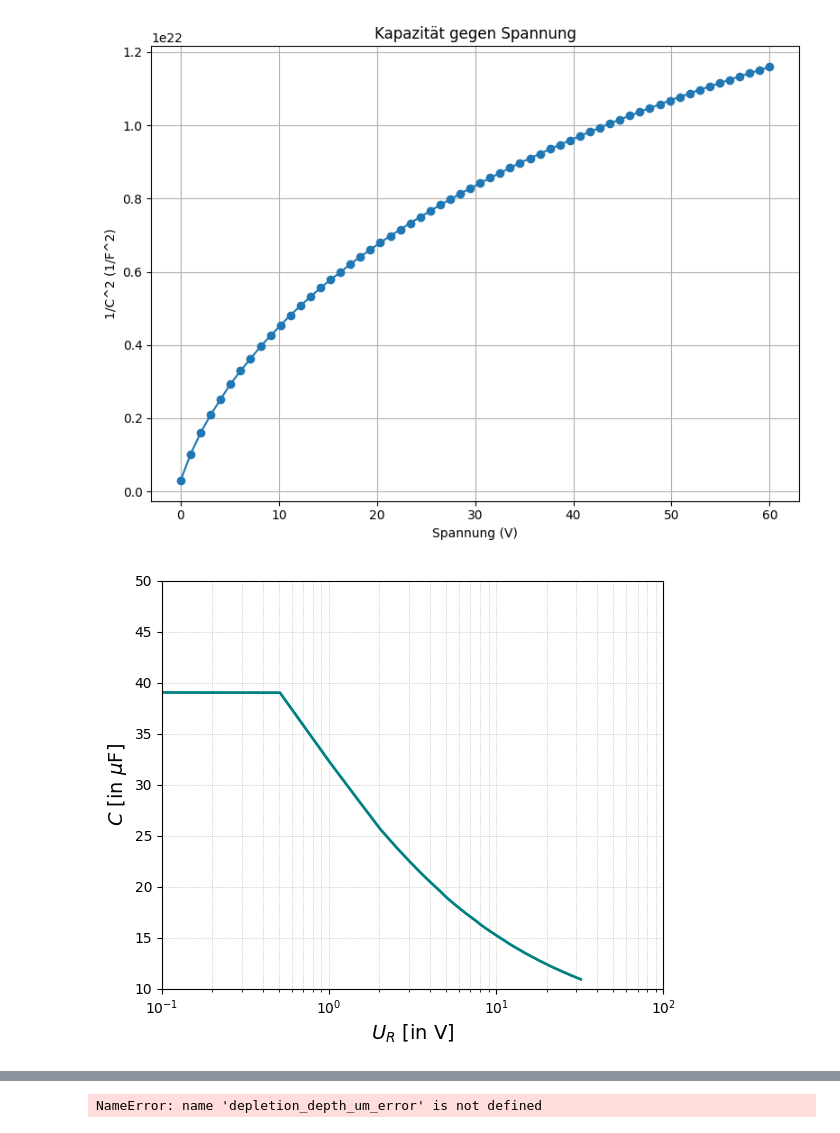
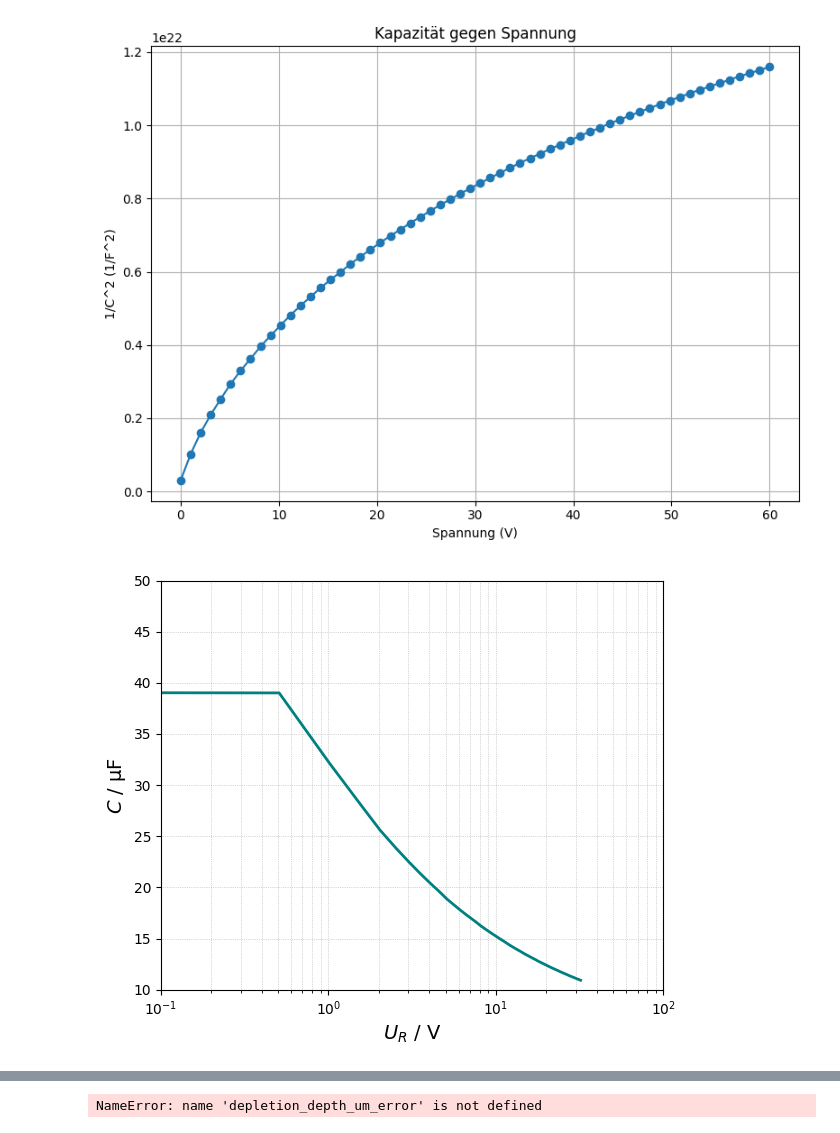
Before and after one commit to rojinaks/diy-particle-detector-V2, a Jupyter notebook: codes/diode/cvsv.ipynb, the cells around one changed output, grey strips where cells are left out. Saved outputs shown, nothing was run; the diff lists cells and outputs as text; code cells hidden in the pictures.

```diff
--- a/codes/diode/cvsv.ipynb
+++ b/codes/diode/cvsv.ipynb
@@ -114,6 +114,7 @@ plt.show()
 # %% [output]
 [figure]
 # %%
+
 import pandas as pd
 import matplotlib.pyplot as plt
 import numpy as np
@@ -127,36 +128,36 @@ with open(file_path, 'r', encoding='utf-8') as file:
 # Kommentarzeilen filtern
 data_lines = [line for line in lines if not line.startswith('#') and line.strip()]
 columns = [
     "timestamp", "bias", "mean_current", "std_current",
     "mean_primary", "std_primary", "mean_secondary", "std_secondary"
 ]
 df = pd.read_csv(StringIO(''.join(data_lines)), names=columns)
 
 # Daten bereinigen und Kapazität berechnen
 #df = df[df["mean_primary"] ]
 df["C_pF"] = df["mean_primary"] * 10**12
 
 # Plot
 plt.figure(figsize=(6, 5))  # Format wie Datenblatt
 plt.semilogx(df["bias"], df["C_pF"], color='teal', linewidth=2)
 
 # Achsenbeschriftungen und Stil
-plt.xlabel(r"$U_R$ [in V]", fontsize=14)
-plt.ylabel(r"$C$ [in $\mu$F]", fontsize=14)
+plt.xlabel(r"$U_R$ / V", fontsize=14)
+plt.ylabel(r"$C$ / µF", fontsize=14)
 plt.ylim(10, 50)
 plt.xlim(1e-1, 1e2)
 plt.grid(True, which="both", linestyle=":", linewidth=0.5)
 
 # Ticks-Design anpassen
 plt.xticks([1e-1, 1, 10, 100], labels=[ "$10^{-1}$","$10^0$", "$10^1$", "$10^2$"])
 #plt.yticks(np.arange(0, 110, 10))
 #plt.title('Kapazität gegen Sperrspannung')
 # Layout speichern
 plt.tight_layout()
 plt.savefig("C_vs_VR_32V.pdf")
 plt.show()
 # %% [output]
-[figure, old version]
+[figure, new version]
 # %%
 import pandas as pd
 import matplotlib.pyplot as plt
```
Also changed, not shown: parts of 5 cells of this notebook, 14 other files.
